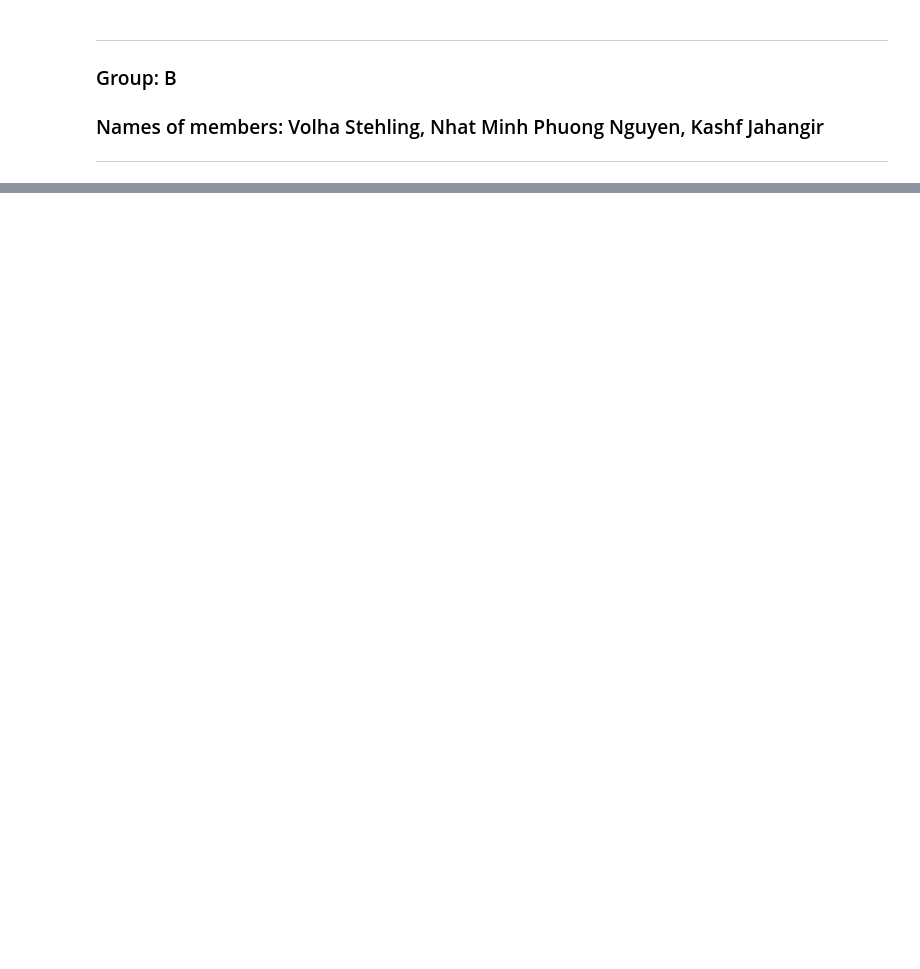
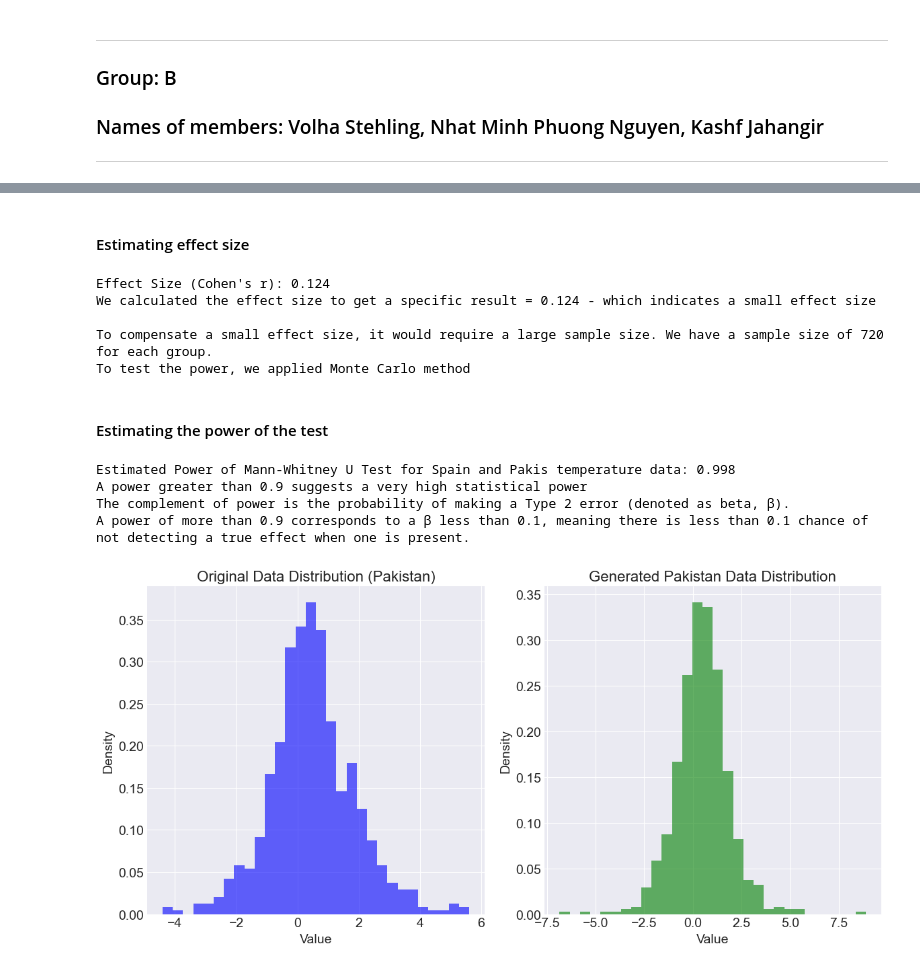
Before and after one commit to mpn1008/RM_assignments, a Jupyter notebook: RM_A02_NMPN/RM_A02_Group.ipynb, the cells around one changed output, grey strips where cells are left out. Cells and saved outputs as stored; diff of their text form; code cells hidden in the pictures; blank space fills up the shorter version.

```diff
--- a/RM_A02_NMPN/RM_A02_Group.ipynb
+++ b/RM_A02_NMPN/RM_A02_Group.ipynb
@@ -708,0 +81,17 @@ If the $\chi^2$ value is small enough to be below the critical value from the ch
+# %%
+data = pd.read_csv("./data/CRU_data.csv", sep=";")
+
+# Define monthly columns
+monthly_columns = [f'TMP_MEAN_{month}' for month in \
+    ["JAN", "FEB", "MAR", "APR", "MAY", "JUN", "JUL", "AUG", "SEP", "OCT", "NOV", "DEC"]]
+
+# Filter rows for Pakistan and Spain from the year 1964 onward, ignoring rows with -999 values
+data_filtered = (
+    data.query("COUNTRY in ['PAKISTAN', 'SPAIN']")
+    .set_index(["COUNTRY", "YEAR"])
+    .loc[:, monthly_columns]
+    .replace(-999.0, pd.NA)
+    .dropna()
+)
+
+data_filtered.head(3)
@@ -708,0 +238,28 @@ If the $\chi^2$ value is small enough to be below the critical value from the ch
+# %% [markdown]
+#### Estimating effect size
+# %%
+# Calculate Effect Size of MWU test
+n1 = len(pakis_df['CHANGE'])
+n2 = len(spain_df['CHANGE'])
+
+N = n1 + n2
+mean_U = n1 * n2 / 2
+std_U = np.sqrt(n1 * n2 * (n1 + n2 + 1) / 12)
+
+z = (u_statistic - mean_U) / std_U
+
+# Calculate Effect Size (Cohen's r)
+effect_size = abs(z) / np.sqrt(N)
+
+print(f"Effect Size (Cohen's r): {effect_size:.3f}")
+print(f'We calculated the effect size to get a specific result = {effect_size:.3f} - which indicates a small effect size')
+print("\nTo compensate a small effect size, it would require a large sample size. We have a sample size of 720 for each group. \
+    \nTo test the power, we applied Monte Carlo method")
+# %% [output]
+Effect Size (Cohen's r): 0.124
+We calculated the effect size to get a specific result = 0.124 - which indicates a small effect size
+
+To compensate a small effect size, it would require a large sample size. We have a sample size of 720 for each group.
+To test the power, we applied Monte Carlo method
+# %% [markdown]
+#### Estimating the power of the test
@@ -708,0 +303,35 @@ If the $\chi^2$ value is small enough to be below the critical value from the ch
+# %%
+num_simulations = 500  # Number of simulations
+alpha = 0.05  # Significance level
+
+power_estimate = simulate_power_mwu(num_simulations, alpha)
+print(f"Estimated Power of Mann-Whitney U Test for Spain and Pakis temperature data: {power_estimate:.3f}")
+print('A power greater than 0.9 suggests a very high statistical power')
+print('The complement of power is the probability of making a Type 2 error (denoted as beta, β). \
+    \nA power of more than 0.9 corresponds to a β less than 0.1, meaning there is less than 0.1 chance of not detecting a true effect when one is present.')
+# %% [output]
+Estimated Power of Mann-Whitney U Test for Spain and Pakis temperature data: 0.998
+A power greater than 0.9 suggests a very high statistical power
+The complement of power is the probability of making a Type 2 error (denoted as beta, β).
+A power of more than 0.9 corresponds to a β less than 0.1, meaning there is less than 0.1 chance of not detecting a true effect when one is present.
+# %%
+scaled_leptokurtic_samples = generate_group1_samples(pakis_df['CHANGE'])
+# Plot the original 'CHANGE' data and the generated leptokurtic data for comparison
+plt.figure(figsize=(12, 6))
+
+plt.subplot(1, 2, 1)
+plt.hist(pakis_df['CHANGE'], bins=30, density=True, alpha=0.6, color='b')
+plt.title('Original Data Distribution (Pakistan)')
+plt.xlabel('Value')
+plt.ylabel('Density')
+
+plt.subplot(1, 2, 2)
+plt.hist(scaled_leptokurtic_samples, bins=30, density=True, alpha=0.6, color='g')
+plt.title('Generated Pakistan Data Distribution')
+plt.xlabel('Value')
+plt.ylabel('Density')
+
+plt.tight_layout()
+plt.show()
+# %% [output]
+[figure, added]
```
Also changed, not shown: parts of 98 cells of this notebook.
